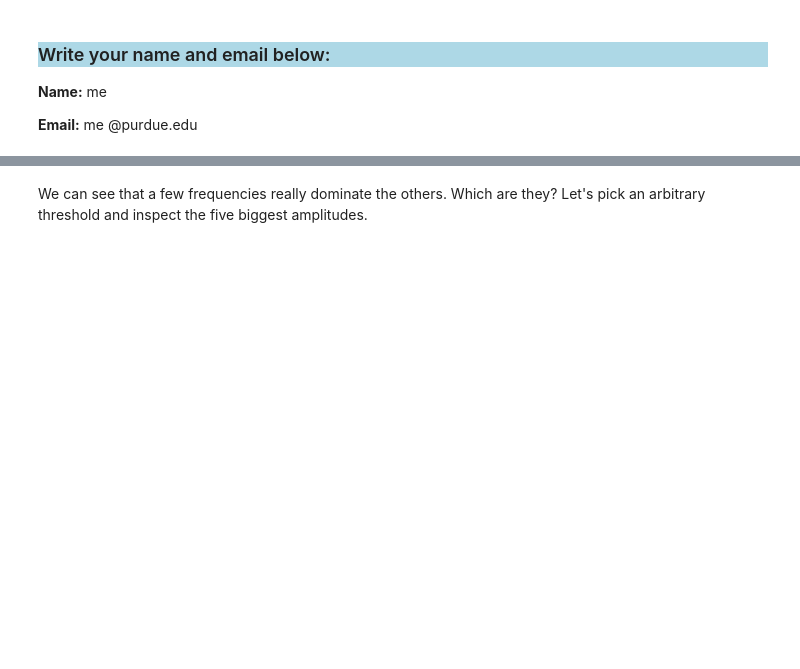
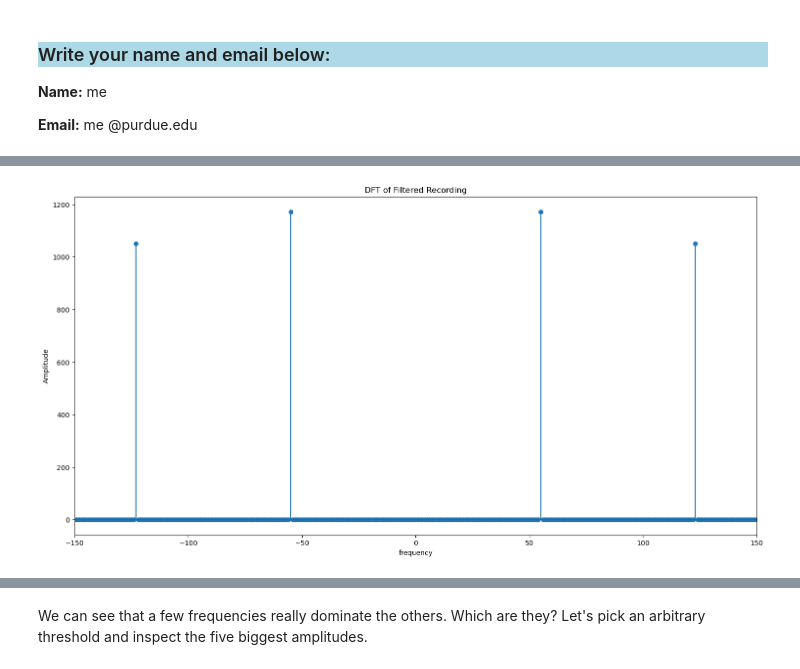
Before and after one commit to TheDataScienceLabs/DSLab_Fourier, a Jupyter notebook: book/labs/analysis/signal_analysis/signal_analysis_with_dft.ipynb, the cells around one changed output, grey strips where cells are left out. Saved outputs shown, nothing was run; the diff lists cells and outputs as text; code cells hidden in the pictures; blank space fills up the shorter version.

```diff
--- a/book/labs/analysis/signal_analysis/signal_analysis_with_dft.ipynb
+++ b/book/labs/analysis/signal_analysis/signal_analysis_with_dft.ipynb
@@ -226,0 +118,18 @@ plt.show()
+# %%
+# the above snippet will return a list, with 1s in indices
+# where amplitude > 300 and 0s in other places.
+noise_indices = abs_dft>300
+
+# filter out the amplitude values under 300
+dft_clean = noise_indices * dft
+# %%
+
+plt.figure(figsize = (18, 9))
+plt.stem(xf, np.abs(dft_clean))
+plt.xlim(-150, 150)
+plt.title('DFT of Filtered Recording')
+plt.xlabel('frequency')
+plt.ylabel('Amplitude')
+plt.show()
+# %% [output]
+[figure, added]
```
Also changed, not shown: parts of 59 cells of this notebook.
